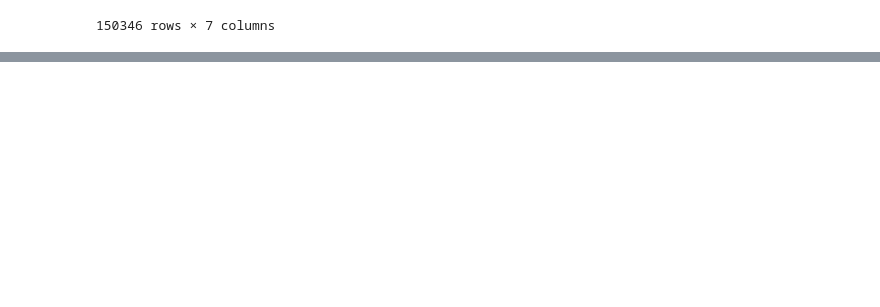
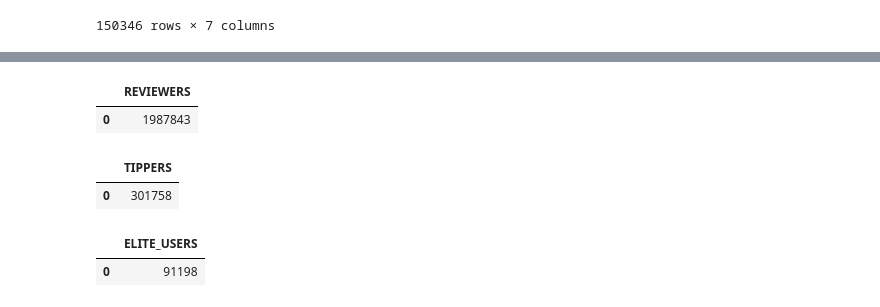
Before and after one commit to KeeganDavis/data-projects, a Jupyter notebook: yelp-reviews/notebooks/sql_queries.ipynb, the cells around one changed output, grey strips where cells are left out. Drawn from its saved outputs; the diff is of its cells as text; code cells hidden in the pictures; blank space fills up the shorter version.

```diff
--- a/yelp-reviews/notebooks/sql_queries.ipynb
+++ b/yelp-reviews/notebooks/sql_queries.ipynb
@@ -694,0 +738,35 @@ display(df)
+# %%
+# Get number of users with at least 1 review
+df = cur.execute('''
+                SELECT COUNT(DISTINCT user_id) AS reviewers
+                FROM yelp_users
+                WHERE review_count >= 1;
+                 ''').fetch_pandas_all()
+
+display(df)
+# %% [output]
+|  | REVIEWERS |
+| 0 | 1987843 |
+# %%
+# Get number of users with at least one tip
+df = cur.execute('''
+                SELECT COUNT(DISTINCT user_id) AS tippers
+                FROM yelp_tips;
+                 ''').fetch_pandas_all()
+
+display(df)
+# %% [output]
+|  | TIPPERS |
+| 0 | 301758 |
+# %%
+# Get number of users with at least one year of elite status
+df = cur.execute('''
+                SELECT COUNT(DISTINCT user_id) AS elite_users
+                FROM yelp_users
+                WHERE elite != '';
+                 ''').fetch_pandas_all()
+
+display(df)
+# %% [output]
+|  | ELITE_USERS |
+| 0 | 91198 |
```
Also changed, not shown: parts of 7 cells of this notebook.
